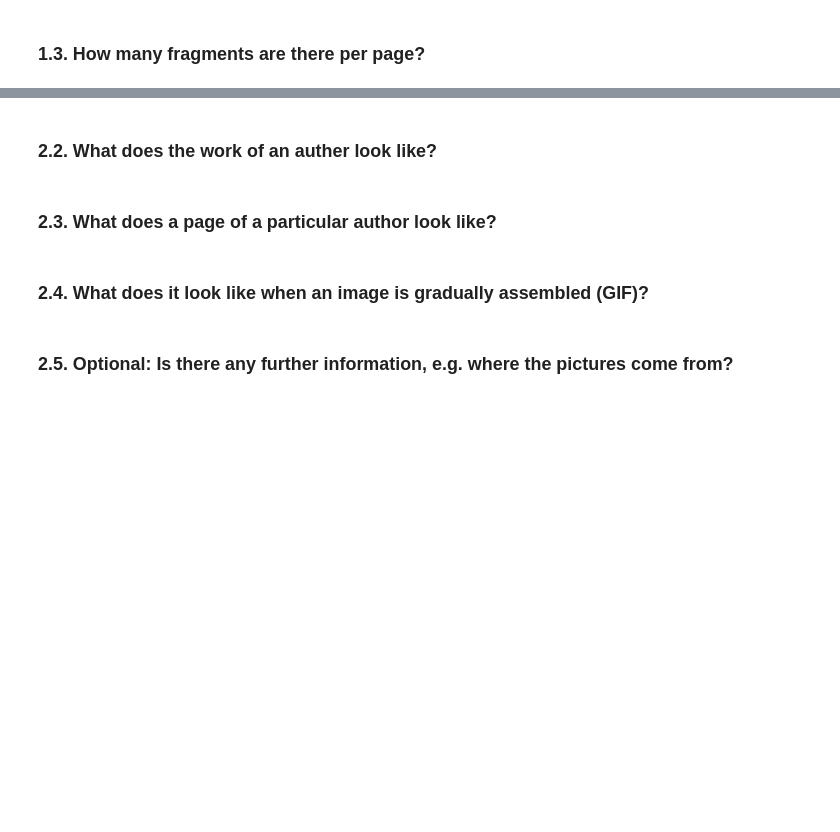
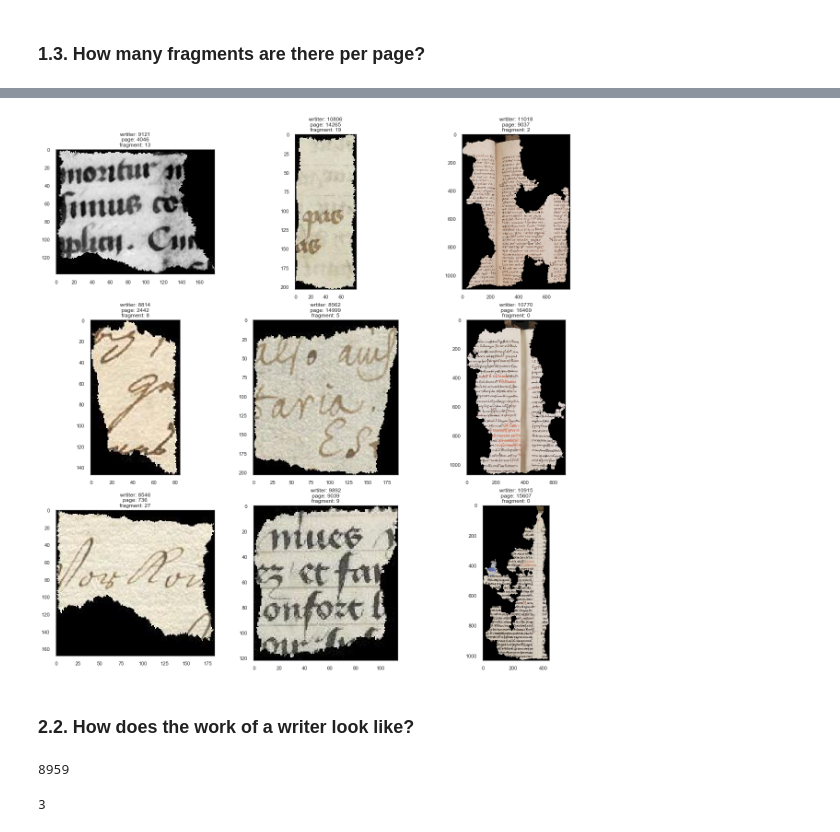
Before and after one commit to bohniti/Jigsaw-Puzzling, a Jupyter notebook: Code/Notebooks/Jigsaw-Puzzling-Data-Analysis.ipynb, the cells around one changed output, grey strips where cells are left out. Cells and saved outputs as stored; diff of their text form; code cells hidden in the pictures; blank space fills up the shorter version.

```diff
--- a/Code/Notebooks/Jigsaw-Puzzling-Data-Analysis.ipynb
+++ b/Code/Notebooks/Jigsaw-Puzzling-Data-Analysis.ipynb
@@ -173,13 +243,35 @@ round(df.groupby(['page_id'])['fragment_id'].count().mean(),0)
+# %%
+sns.set(style="white")
+fig = plt.figure(figsize=(21, 21))
+fig.tight_layout(pad=0.4, w_pad=5, h_pad=2)
+columns = 3
+rows = 3
+
+# ax enables access to manipulate each of subplots
+ax = []
+
+for i in range(columns*rows):
+    # define filename
+    filename = data_path +'/' + file_names[i] + '.jpg'
+    img = Image.open(filename)
+    # create subplot and append to ax
+    ax.append( fig.add_subplot(rows, columns, i+1) )
+    # set title
+    ax[-1].set_title('wrtiter: '+file_names_parts[i][0] +'\n' + 'page: '+file_names_parts[i][1] + '\n' +
+    'fragment: '+file_names_parts[i][2])
+    #plot the img
+    plt.imshow(img)
+
+plt.show()  # finally, render the plot
+# %% [output]
+[figure, added]
 # %% [markdown]
 <a name='2.2'></a>
-### 2.2. What does the work of an auther look like?
+### 2.2. How does the work of a writer look like?
-# %% [markdown]
-<a name='2.3'></a>
-### 2.3. What does a page of a particular author look like?
-# %% [markdown]
-<a name='2.4'></a>
-### 2.4. What does it look like when an image is gradually assembled (GIF)?
-# %% [markdown]
-
-<a name='2.5'></a>
-### 2.5. Optional: Is there any further information, e.g. where the pictures come from?
+# %%
+# get a random writer which has three pages
+writers_w_three_pages = pages_per_writer[pages_per_writer ==3]
+rand_writer = writers_w_three_pages.to_frame().sample().index[0]
+print(rand_writer)
+# %% [output]
+8959
@@ -185,0 +292,6 @@ round(df.groupby(['page_id'])['fragment_id'].count().mean(),0)
+# %%
+# get value of nrows by the number of fragments
+nrows = writer_df['fragment_id'].max() +1
+print(nrows)
+# %% [output]
+3
```
Also changed, not shown: parts of 24 cells of this notebook.
